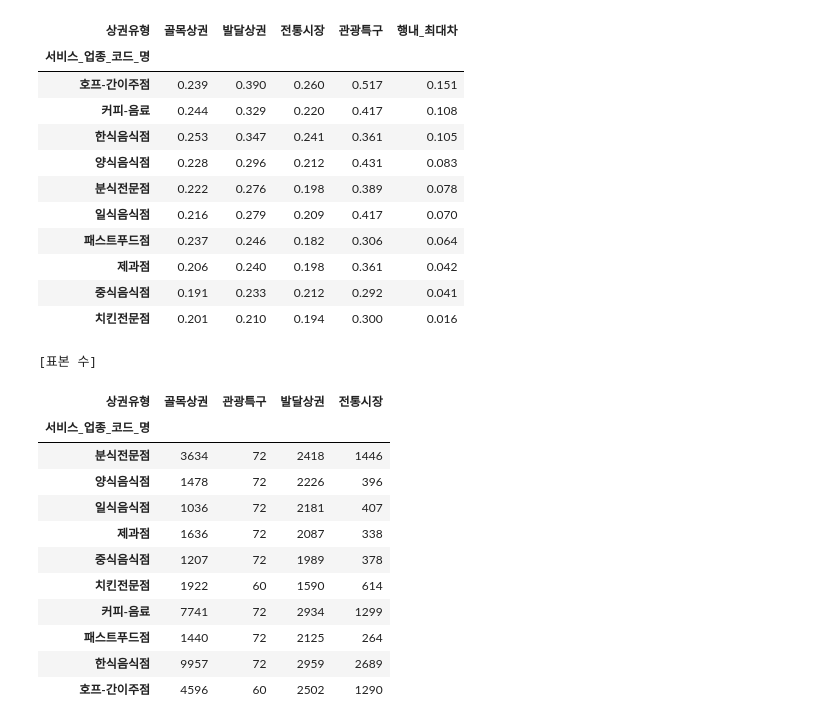
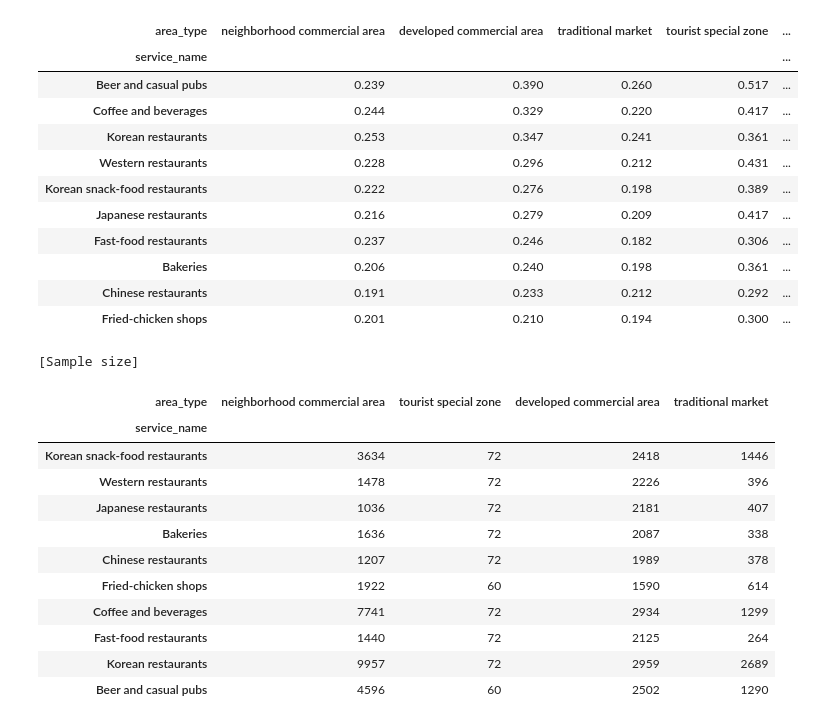
Before and after one commit to jiwoon-oh/seoul-closure-risk, a Jupyter notebook: src/step4_eda_basic.ipynb, the cells around one changed output. Cells and saved outputs as stored; diff of their text form; code cells hidden in the pictures.

```diff
--- a/src/step4_eda_basic.ipynb
+++ b/src/step4_eda_basic.ipynb
@@ -35,15 +35,15 @@ print("프로젝트 루트:", ROOT.name)
 # %%
 import matplotlib.pyplot as plt
-from config import PROC, FIG, FOOD, TARGET_TYPE, COVARIATES, set_korean_font
-set_korean_font()
+from config import PROC, FIG, FOOD, TARGET_TYPE, COVARIATES, set_plot_style
+set_plot_style()
 OUT = FIG.parent
 
 d = pd.read_pickle(PROC / "03_panel.pkl")
 
-# STEP 2에서 만든 임시 컬럼이 남아 있으면 정리 (매출_관측 과 동일한 정보)
-d = d.drop(columns=[c for c in ["매출결측"] if c in d.columns])
+# Clean up the temporary column from STEP 2 if it is still there (same information as sales_observed)
+d = d.drop(columns=[c for c in ["sales_missing_flag"] if c in d.columns])
 
-gm = d[d["상권유형"] == TARGET_TYPE]
-print(f"패널 {d.shape} | 순감소율 {d['y'].mean():.1%}")
-print(f"{TARGET_TYPE} {len(gm):,}행 | 순감소율 {gm['y'].mean():.1%}")
+gm = d[d["area_type"] == TARGET_TYPE]
+print(f"Panel {d.shape} | net decline rate {d['y'].mean():.1%}")
+print(f"{TARGET_TYPE} {len(gm):,} rows | net decline rate {gm['y'].mean():.1%}")
 # %% [output]
@@ -216,38 +216,38 @@ print("※ 이 표는 아직 '단순 비교'입니다. 규모·입지를 통제
 # %%
-piv = d.pivot_table(index="서비스_업종_코드_명", columns="상권유형",
+piv = d.pivot_table(index="service_name", columns="area_type",
                     values="y", aggfunc="mean")
-cnt = d.pivot_table(index="서비스_업종_코드_명", columns="상권유형",
+cnt = d.pivot_table(index="service_name", columns="area_type",
                     values="y", aggfunc="size")
-piv = piv[[c for c in ["골목상권", "발달상권", "전통시장", "관광특구"] if c in piv.columns]]
-piv["행내_최대차"] = piv[["골목상권", "발달상권", "전통시장"]].max(axis=1) - \
-                     piv[["골목상권", "발달상권", "전통시장"]].min(axis=1)
-display(piv.round(3).sort_values("행내_최대차", ascending=False))
-print("[표본 수]")
+piv = piv[[c for c in ["neighborhood commercial area", "developed commercial area", "traditional market", "tourist special zone"] if c in piv.columns]]
+piv["row_max_diff"] = piv[["neighborhood commercial area", "developed commercial area", "traditional market"]].max(axis=1) - \
+                     piv[["neighborhood commercial area", "developed commercial area", "traditional market"]].min(axis=1)
+display(piv.round(3).sort_values("row_max_diff", ascending=False))
+print("[Sample size]")
 display(cnt)
-print("※ 관광특구 열은 상권 6개 기준이라 참고용입니다.")
+print("Note: the tourist special zone column is based on 6 commercial areas, so it is for reference only.")
 # %% [output]
-| 상권유형 | 골목상권 | 발달상권 | 전통시장 | 관광특구 | 행내_최대차 |
-| 서비스_업종_코드_명 |  |  |  |  |  |
-| 호프-간이주점 | 0.239 | 0.390 | 0.260 | 0.517 | 0.151 |
-| 커피-음료 | 0.244 | 0.329 | 0.220 | 0.417 | 0.108 |
-| 한식음식점 | 0.253 | 0.347 | 0.241 | 0.361 | 0.105 |
-| 양식음식점 | 0.228 | 0.296 | 0.212 | 0.431 | 0.083 |
-| 분식전문점 | 0.222 | 0.276 | 0.198 | 0.389 | 0.078 |
-| 일식음식점 | 0.216 | 0.279 | 0.209 | 0.417 | 0.070 |
-| 패스트푸드점 | 0.237 | 0.246 | 0.182 | 0.306 | 0.064 |
-| 제과점 | 0.206 | 0.240 | 0.198 | 0.361 | 0.042 |
-| 중식음식점 | 0.191 | 0.233 | 0.212 | 0.292 | 0.041 |
-| 치킨전문점 | 0.201 | 0.210 | 0.194 | 0.300 | 0.016 |
+| area_type | neighborhood commercial area | developed commercial area | traditional market | tourist special zone | ... |
+| service_name |  |  |  |  | ... |
+| Beer and casual pubs | 0.239 | 0.390 | 0.260 | 0.517 | ... |
+| Coffee and beverages | 0.244 | 0.329 | 0.220 | 0.417 | ... |
+| Korean restaurants | 0.253 | 0.347 | 0.241 | 0.361 | ... |
+| Western restaurants | 0.228 | 0.296 | 0.212 | 0.431 | ... |
+| Korean snack-food restaurants | 0.222 | 0.276 | 0.198 | 0.389 | ... |
+| Japanese restaurants | 0.216 | 0.279 | 0.209 | 0.417 | ... |
+| Fast-food restaurants | 0.237 | 0.246 | 0.182 | 0.306 | ... |
+| Bakeries | 0.206 | 0.240 | 0.198 | 0.361 | ... |
+| Chinese restaurants | 0.191 | 0.233 | 0.212 | 0.292 | ... |
+| Fried-chicken shops | 0.201 | 0.210 | 0.194 | 0.300 | ... |
-[표본 수]
+[Sample size]
-| 상권유형 | 골목상권 | 관광특구 | 발달상권 | 전통시장 |
-| 서비스_업종_코드_명 |  |  |  |  |
-| 분식전문점 | 3634 | 72 | 2418 | 1446 |
-| 양식음식점 | 1478 | 72 | 2226 | 396 |
-| 일식음식점 | 1036 | 72 | 2181 | 407 |
-| 제과점 | 1636 | 72 | 2087 | 338 |
-| 중식음식점 | 1207 | 72 | 1989 | 378 |
-| 치킨전문점 | 1922 | 60 | 1590 | 614 |
-| 커피-음료 | 7741 | 72 | 2934 | 1299 |
-| 패스트푸드점 | 1440 | 72 | 2125 | 264 |
-| 한식음식점 | 9957 | 72 | 2959 | 2689 |
-| 호프-간이주점 | 4596 | 60 | 2502 | 1290 |
+| area_type | neighborhood commercial area | tourist special zone | developed commercial area | traditional market |
+| service_name |  |  |  |  |
+| Korean snack-food restaurants | 3634 | 72 | 2418 | 1446 |
+| Western restaurants | 1478 | 72 | 2226 | 396 |
+| Japanese restaurants | 1036 | 72 | 2181 | 407 |
+| Bakeries | 1636 | 72 | 2087 | 338 |
+| Chinese restaurants | 1207 | 72 | 1989 | 378 |
+| Fried-chicken shops | 1922 | 60 | 1590 | 614 |
+| Coffee and beverages | 7741 | 72 | 2934 | 1299 |
+| Fast-food restaurants | 1440 | 72 | 2125 | 264 |
+| Korean restaurants | 9957 | 72 | 2959 | 2689 |
+| Beer and casual pubs | 4596 | 60 | 2502 | 1290 |
```
Also changed, not shown: parts of 29 cells of this notebook, 51 other files.
